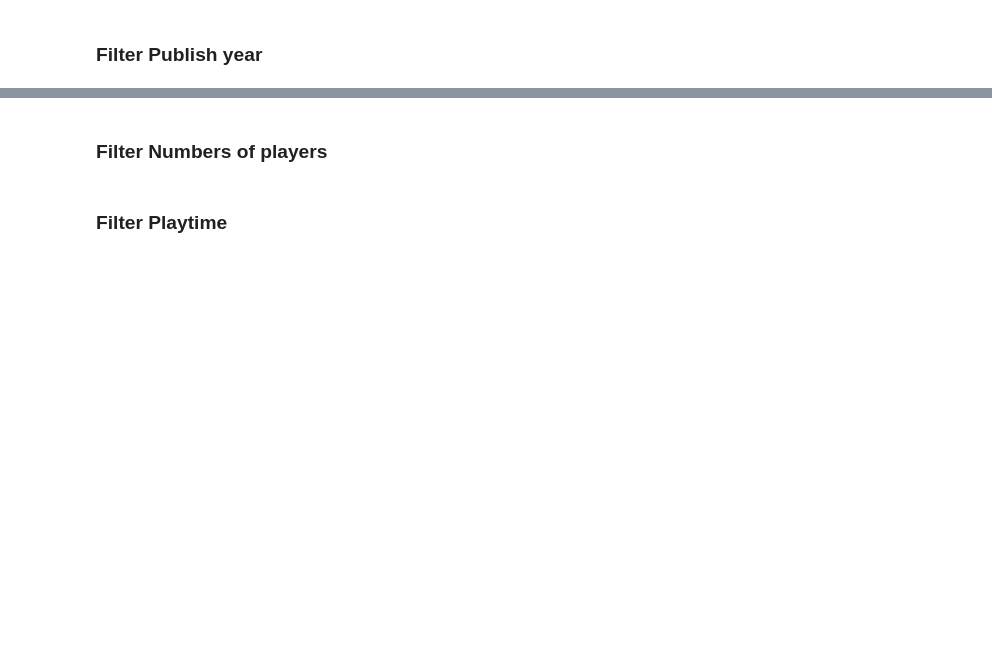
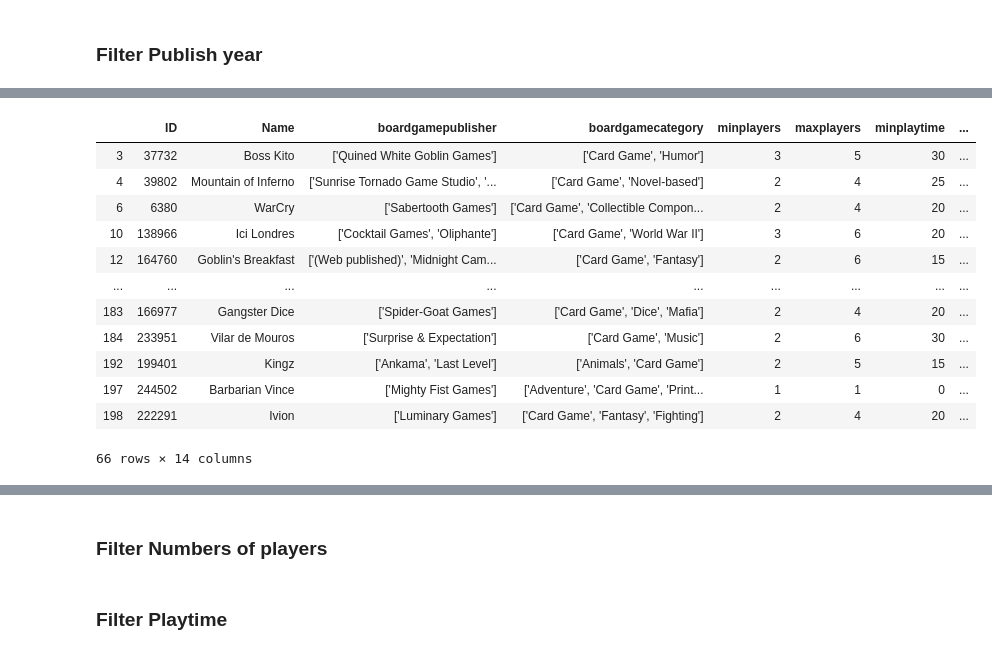
Before and after one commit to Hazel-Yi/analytics-teamwork, a Jupyter notebook: Filter.ipynb, the cells around one changed output, grey strips where cells are left out. Saved outputs shown, nothing was run; the diff lists cells and outputs as text; code cells hidden in the pictures; blank space fills up the shorter version.

```diff
--- a/Filter.ipynb
+++ b/Filter.ipynb
@@ -52,0 +69,25 @@ len(df)
+# %%
+names = '["Card Game"]'
+names = ast.literal_eval(names)
+# ast.literal_eval(df.iloc[0]['boardgamecategory'])
+df['boardgamecategory'] = df['boardgamecategory'].replace(np.nan, '[]')
+
+# df = df[df['boardgamecategory'].apply(lambda x: print(ast.literal_eval(x)))]
+df = df[df['boardgamecategory'].apply(lambda x: any(elem in ast.literal_eval(x) for elem in names) )]
+# df = df[df['boardgamecategory'].apply(lambda x: print(ast.literal_eval(x)) )]
+# all(elem in list1  for elem in list2)
+df
+# %% [output]
+|  | ID | Name | boardgamepublisher | boardgamecategory | minplayers | maxplayers | minplaytime | ... |
+| 3 | 37732 | Boss Kito | ['Quined White Goblin Games'] | ['Card Game', 'Humor'] | 3 | 5 | 30 | ... |
+| 4 | 39802 | Mountain of Inferno | ['Sunrise Tornado Game Studio', '... | ['Card Game', 'Novel-based'] | 2 | 4 | 25 | ... |
+| 6 | 6380 | WarCry | ['Sabertooth Games'] | ['Card Game', 'Collectible Compon... | 2 | 4 | 20 | ... |
+| 10 | 138966 | Ici Londres | ['Cocktail Games', 'Oliphante'] | ['Card Game', 'World War II'] | 3 | 6 | 20 | ... |
+| 12 | 164760 | Goblin's Breakfast | ['(Web published)', 'Midnight Cam... | ['Card Game', 'Fantasy'] | 2 | 6 | 15 | ... |
+| ... | ... | ... | ... | ... | ... | ... | ... | ... |
+| 183 | 166977 | Gangster Dice | ['Spider-Goat Games'] | ['Card Game', 'Dice', 'Mafia'] | 2 | 4 | 20 | ... |
+| 184 | 233951 | Vilar de Mouros | ['Surprise & Expectation'] | ['Card Game', 'Music'] | 2 | 6 | 30 | ... |
+| 192 | 199401 | Kingz | ['Ankama', 'Last Level'] | ['Animals', 'Card Game'] | 2 | 5 | 15 | ... |
+| 197 | 244502 | Barbarian Vince | ['Mighty Fist Games'] | ['Adventure', 'Card Game', 'Print... | 1 | 1 | 0 | ... |
+| 198 | 222291 | Ivion | ['Luminary Games'] | ['Card Game', 'Fantasy', 'Fighting'] | 2 | 4 | 20 | ... |
+66 rows × 14 columns
```
Also changed, not shown: parts of 5 cells of this notebook, 4 other files.
